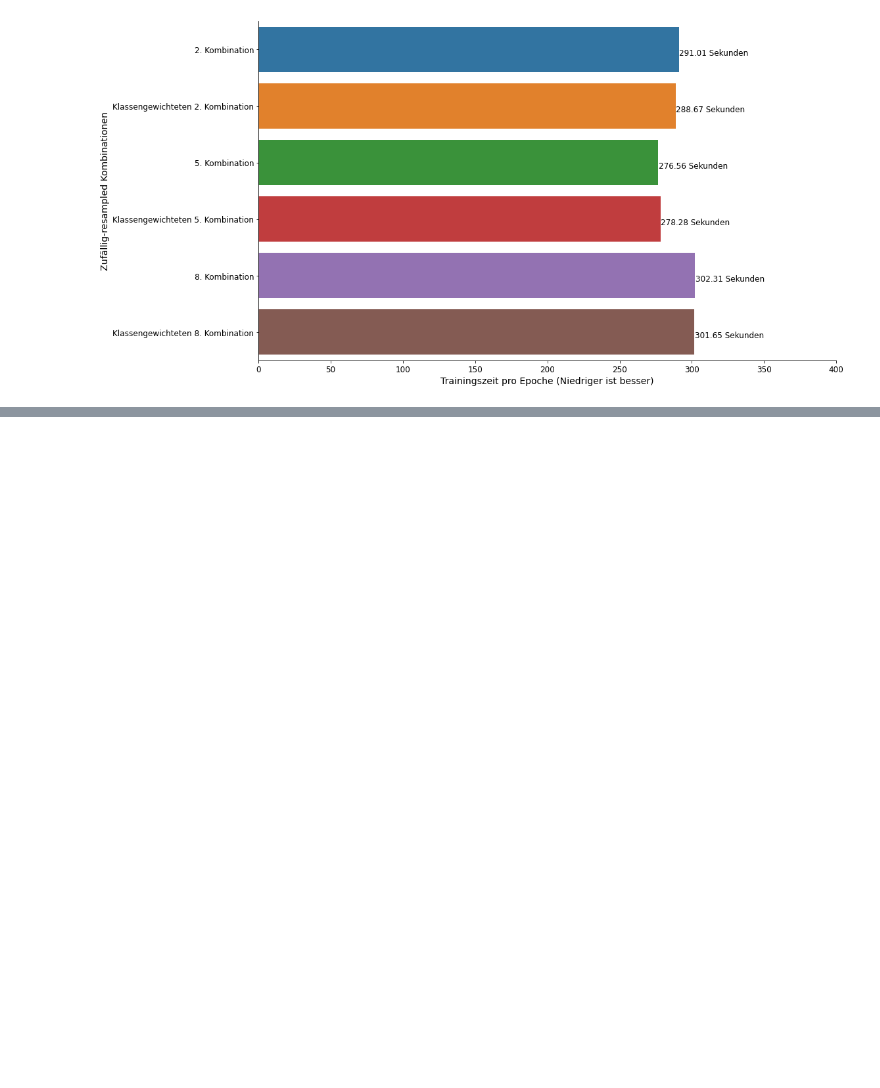
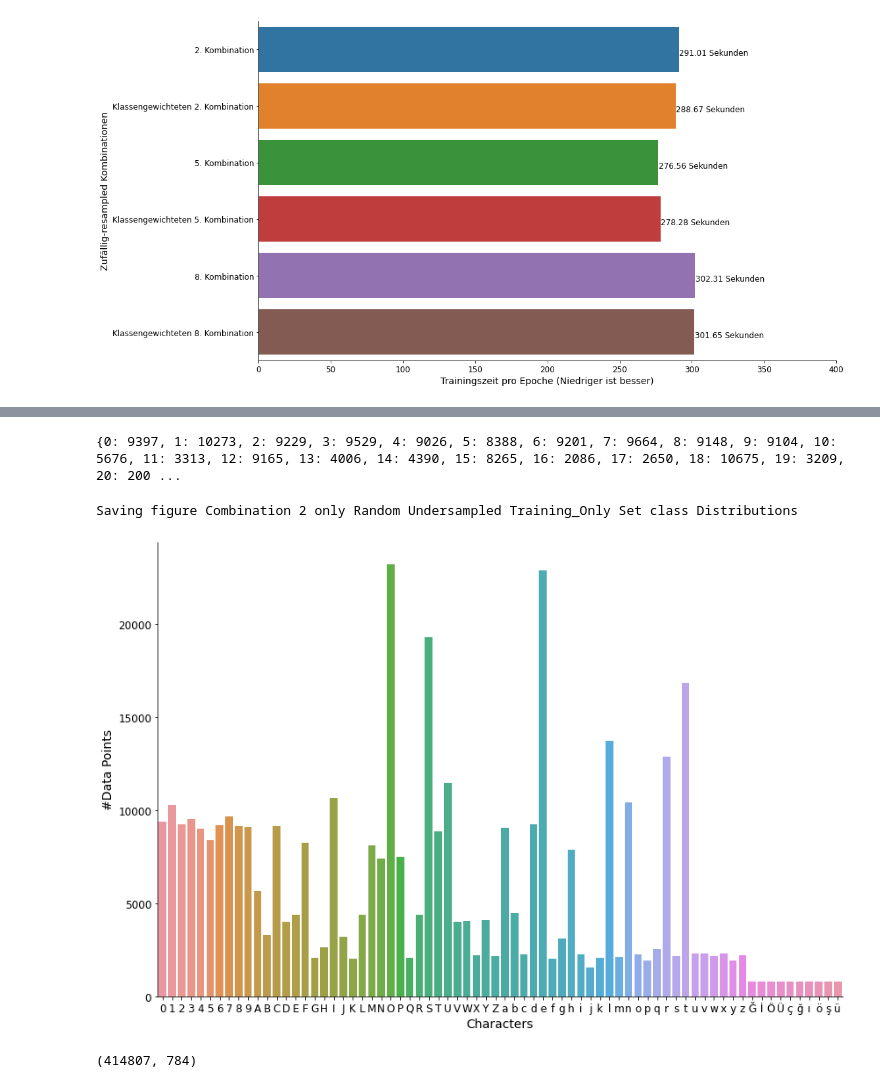
Before and after one commit to abodaotabashi/turkaracter, a Jupyter notebook: Models.ipynb, the cells around one changed output, grey strips where cells are left out. Drawn from its saved outputs; the diff is of its cells as text; code cells hidden in the pictures; blank space fills up the shorter version.

Commit message:
Adding only random undersampled Models

```diff
--- a/Models.ipynb
+++ b/Models.ipynb
@@ -3175,0 +3190,11 @@ Saving figure Trainingszeit pro Epoche zwischen zufällig-resampled Kombinatione
+# %%
+X_train_only = np.load("./SplittedDatasets/2/X_train_only_2.npy")
+y_train_only = np.load("./SplittedDatasets/2/y_train_only_2.npy")
+X_val_only = np.load("./SplittedDatasets/2/X_val_only_2.npy")
+y_val_only = np.load("./SplittedDatasets/2/y_val_only_2.npy")
+# %%
+print(X_train_only.shape)
+X_train_only = np.squeeze(X_train_only, axis=3)
+print(X_train_only.shape)
+X_train_only = X_train_only.reshape(-1, 784)
+print(X_train_only.shape)
@@ -3175,0 +3221,35 @@ Saving figure Trainingszeit pro Epoche zwischen zufällig-resampled Kombinatione
+# %%
+random_undersampling_strategy_dictionary = {}
+
+for i in range(0,72,1):
+    if i < 10:
+        random_undersampling_strategy_dictionary[i] = int(np.count_nonzero(y_train_only == i) / 3)
+    else:
+        random_undersampling_strategy_dictionary[i] = np.count_nonzero(y_train_only == i)
+
+print(random_undersampling_strategy_dictionary)
+# %% [output]
+{0: 9397, 1: 10273, 2: 9229, 3: 9529, 4: 9026, 5: 8388, 6: 9201, 7: 9664, 8: 9148, 9: 9104, 10: 5676, 11: 3313, 12: 9165, 13: 4006, 14: 4390, 15: 8265, 16: 2086, 17: 2650, 18: 10675, 19: 3209, 20: 200 ...
+# %%
+randomUnderSampler = RandomUnderSampler(sampling_strategy=random_undersampling_strategy_dictionary, random_state=42)
+X_train_only_RUSE, y_train_only_RUSE = randomUnderSampler.fit_resample(X_train_only, y_train_only)
+# %%
+characters = [decodeLabel(x) for x in range(0,72,1)] # Ş und Ç fehlen
+frequecies = [np.count_nonzero(y_train_only_RUSE == x) for x in range(0,72,1)]
+
+data = {
+    'Characters': characters,
+    '#Data Points': frequecies
+    }
+freq_df = pd.DataFrame(data)
+
+freq_catplot = sns.catplot(x="Characters", y="#Data Points", kind="bar", height=8, aspect=1.5, orient='v',  data=freq_df)
+freq_catplot.set_yticklabels(fontsize=12, rotation=0)
+save_fig('Combination 2 only Random Undersampled Training_Only Set class Distributions', tight_layout=True)
+# %% [output]
+Saving figure Combination 2 only Random Undersampled Training_Only Set class Distributions
+[figure, added]
+# %%
+print(X_train_only_RUSE.shape)
+# %% [output]
+(414807, 784)
```
Also changed, not shown: parts of 256 cells of this notebook, 57 other files.
